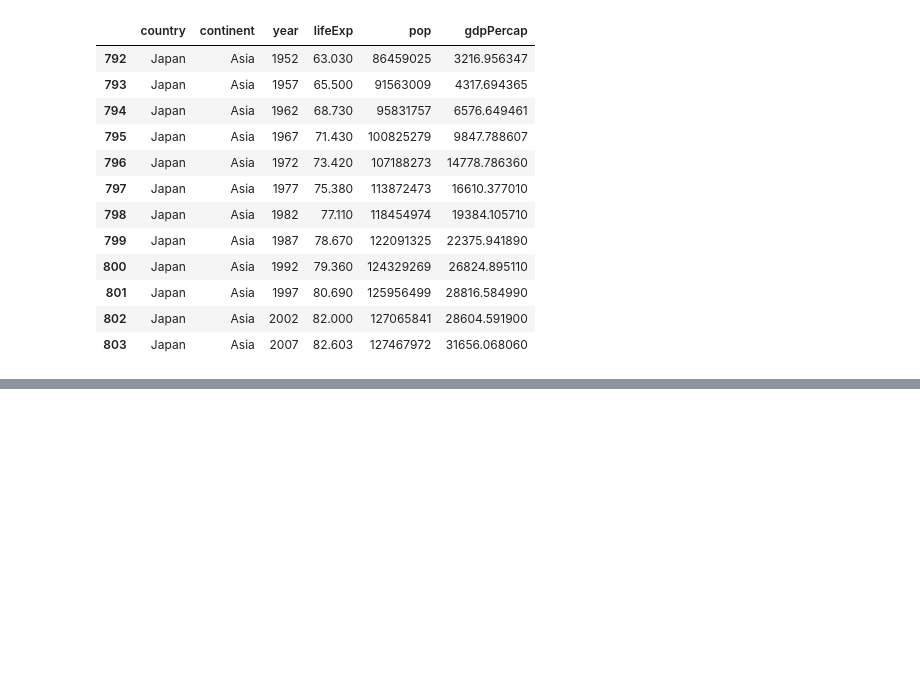
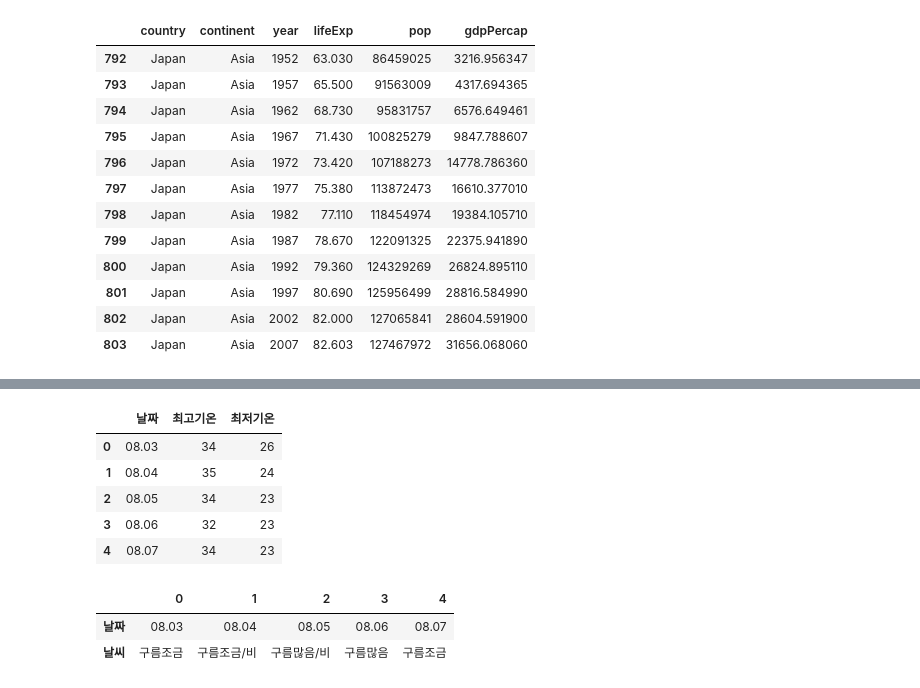
Before and after one commit to wag192625/new, a Jupyter notebook: 110일차 (판다스 설명2).ipynb, the cells around one changed output, grey strips where cells are left out. Saved outputs shown, nothing was run; the diff lists cells and outputs as text; code cells hidden in the pictures; blank space fills up the shorter version.

```diff
--- a/110일차 (판다스 설명2).ipynb
+++ b/110일차 (판다스 설명2).ipynb
@@ -916,0 +984,15 @@ Name: continent, dtype: object
+# %%
+pd.DataFrame(data, columns=['날짜','최고기온','최저기온'])
+# %% [output]
+|  | 날짜 | 최고기온 | 최저기온 |
+| 0 | 08.03 | 34 | 26 |
+| 1 | 08.04 | 35 | 24 |
+| 2 | 08.05 | 34 | 23 |
+| 3 | 08.06 | 32 | 23 |
+| 4 | 08.07 | 34 | 23 |
+# %%
+pd.DataFrame(data, columns=['날짜','날씨']).T
+# %% [output]
+|  | 0 | 1 | 2 | 3 | 4 |
+| 날짜 | 08.03 | 08.04 | 08.05 | 08.06 | 08.07 |
+| 날씨 | 구름조금 | 구름조금/비 | 구름많음/비 | 구름많음 | 구름조금 |
```
Also changed, not shown: parts of 11 cells of this notebook, 5 other files.
